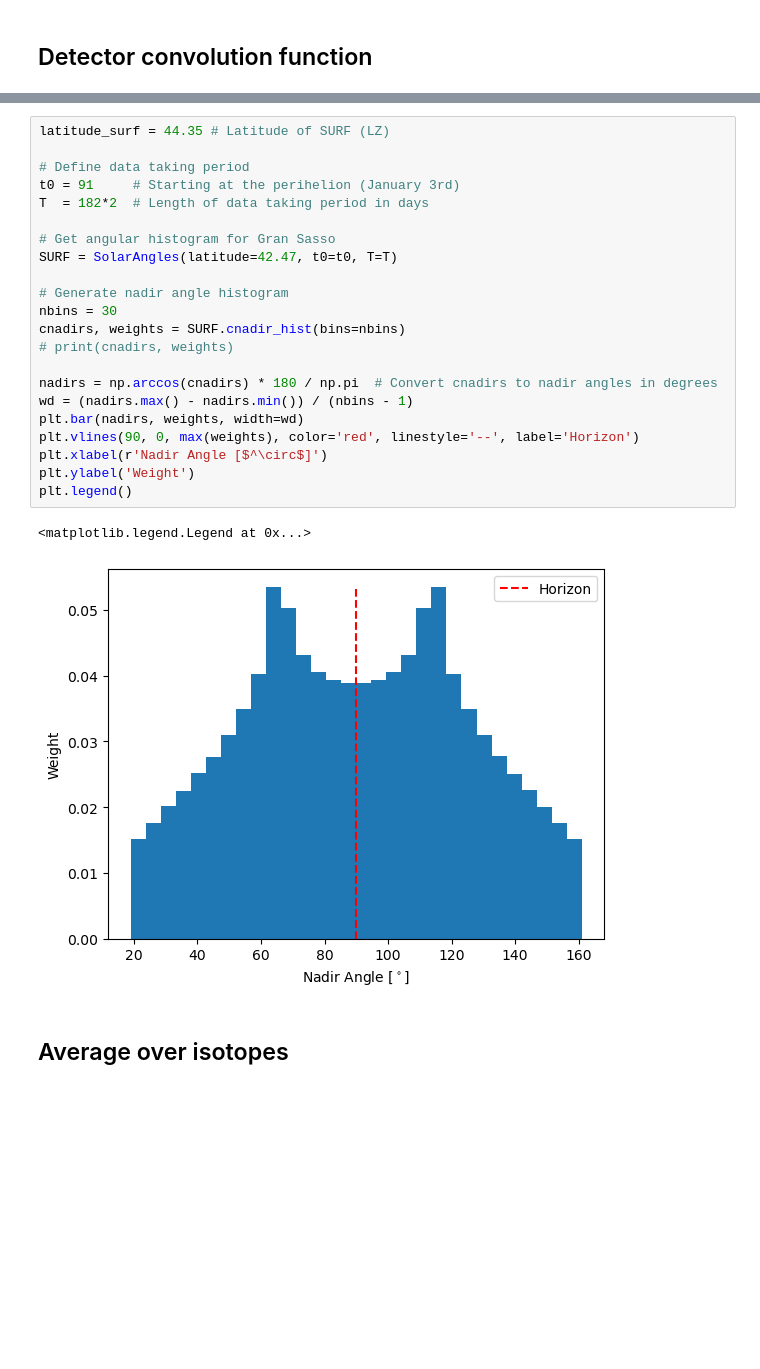
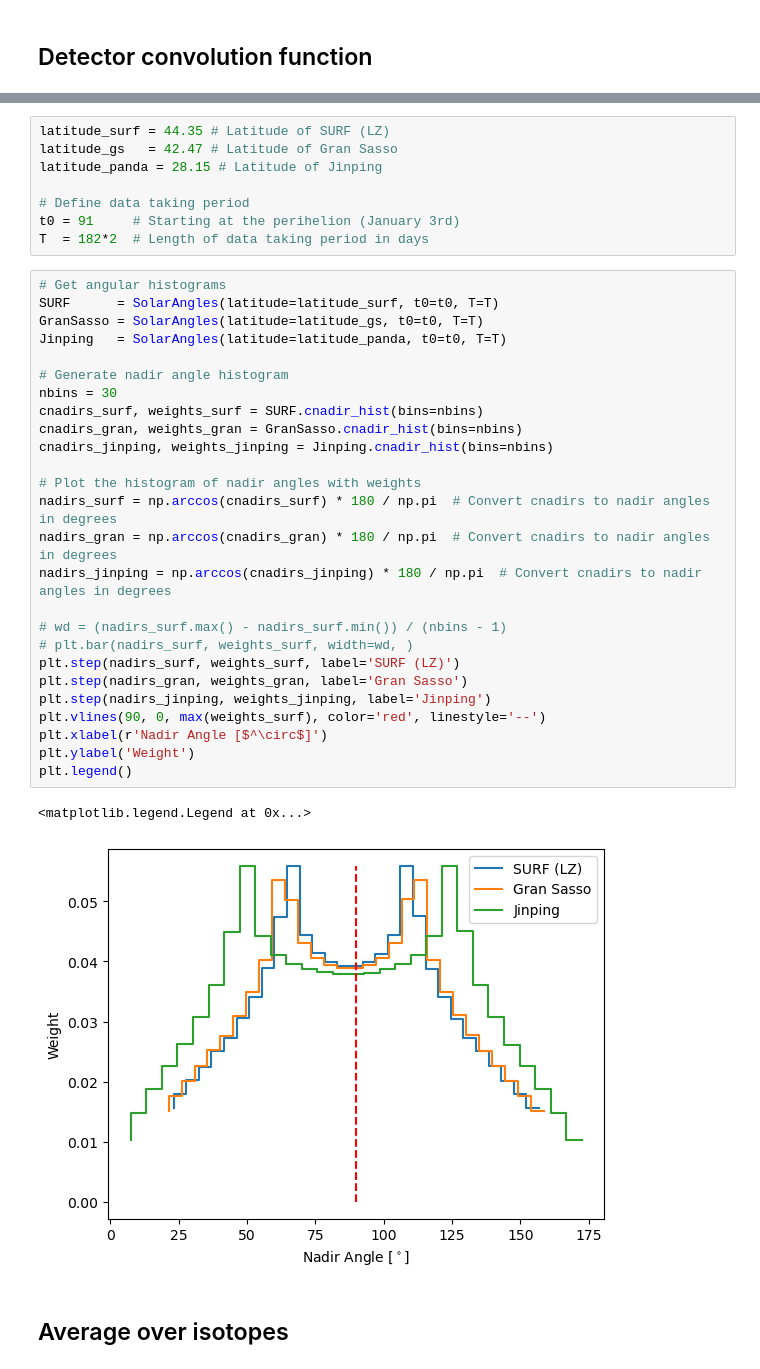
Before and after one commit to SNuDD/SNuDD, a Jupyter notebook: notebooks/LZ_scan_2025.ipynb, the cells around one changed output, grey strips where cells are left out. Saved outputs shown, nothing was run; the diff lists cells and outputs as text; blank space fills up the shorter version.

```diff
--- a/notebooks/LZ_scan_2025.ipynb
+++ b/notebooks/LZ_scan_2025.ipynb
@@ -36,28 +39,40 @@ def counts_LZB8_NR(signal, E_Rs):
+# %%
+latitude_surf = 44.35 # Latitude of SURF (LZ)
+latitude_gs   = 42.47 # Latitude of Gran Sasso
+latitude_panda = 28.15 # Latitude of Jinping
+
+# Define data taking period
+t0 = 91     # Starting at the perihelion (January 3rd)
+T  = 182*2  # Length of data taking period in days
 # %%
-latitude_surf = 44.35 # Latitude of SURF (LZ)
-
-# Define data taking period
-t0 = 91     # Starting at the perihelion (January 3rd)
-T  = 182*2  # Length of data taking period in days
-
-# Get angular histogram for Gran Sasso
-SURF = SolarAngles(latitude=42.47, t0=t0, T=T)
+# Get angular histograms
+SURF      = SolarAngles(latitude=latitude_surf, t0=t0, T=T)
+GranSasso = SolarAngles(latitude=latitude_gs, t0=t0, T=T)
+Jinping   = SolarAngles(latitude=latitude_panda, t0=t0, T=T)
 
 # Generate nadir angle histogram
 nbins = 30
-cnadirs, weights = SURF.cnadir_hist(bins=nbins)
-# print(cnadirs, weights)
+cnadirs_surf, weights_surf = SURF.cnadir_hist(bins=nbins)
+cnadirs_gran, weights_gran = GranSasso.cnadir_hist(bins=nbins)
+cnadirs_jinping, weights_jinping = Jinping.cnadir_hist(bins=nbins)
 
-nadirs = np.arccos(cnadirs) * 180 / np.pi  # Convert cnadirs to nadir angles in degrees
-wd = (nadirs.max() - nadirs.min()) / (nbins - 1)
-plt.bar(nadirs, weights, width=wd)
-plt.vlines(90, 0, max(weights), color='red', linestyle='--', label='Horizon')
+# Plot the histogram of nadir angles with weights
+nadirs_surf = np.arccos(cnadirs_surf) * 180 / np.pi  # Convert cnadirs to nadir angles in degrees
+nadirs_gran = np.arccos(cnadirs_gran) * 180 / np.pi  # Convert cnadirs to nadir angles in degrees
+nadirs_jinping = np.arccos(cnadirs_jinping) * 180 / np.pi  # Convert cnadirs to nadir angles in degrees
+
+# wd = (nadirs_surf.max() - nadirs_surf.min()) / (nbins - 1)
+# plt.bar(nadirs_surf, weights_surf, width=wd, )
+plt.step(nadirs_surf, weights_surf, label='SURF (LZ)')
+plt.step(nadirs_gran, weights_gran, label='Gran Sasso')
+plt.step(nadirs_jinping, weights_jinping, label='Jinping')
+plt.vlines(90, 0, max(weights_surf), color='red', linestyle='--')
 plt.xlabel(r'Nadir Angle [$^\circ$]')
 plt.ylabel('Weight')
 plt.legend()
 # %% [output]
 <matplotlib.legend.Legend at 0x...>
-[figure, old version]
+[figure, new version]
 # %% [markdown]
 ## Average over isotopes
 # %%
```
Also changed, not shown: parts of 14 cells of this notebook, 3 other files.
